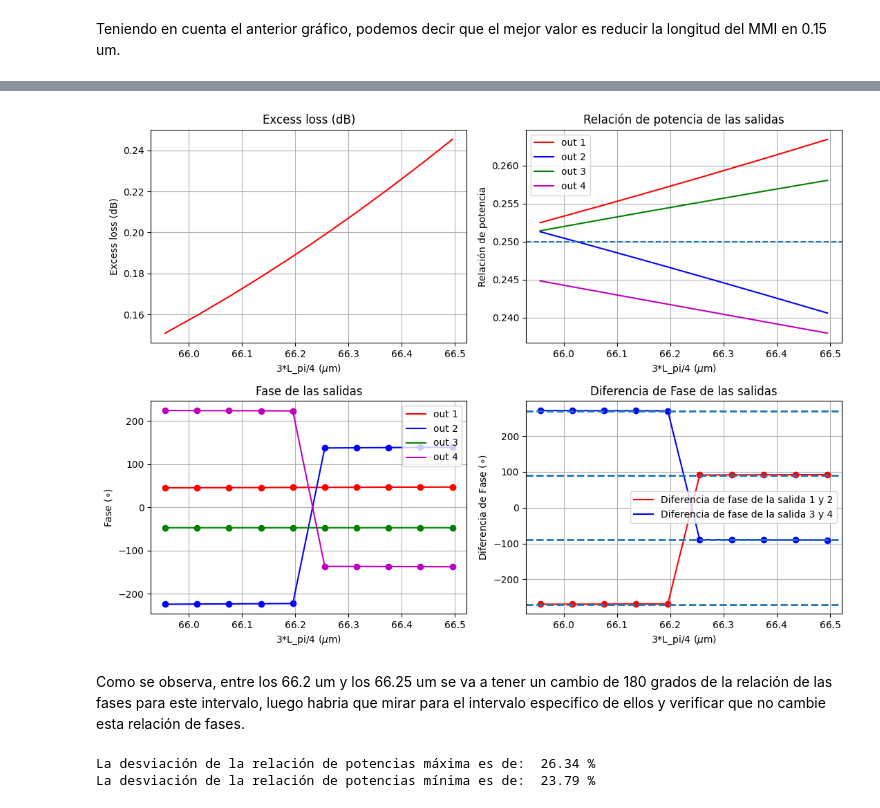
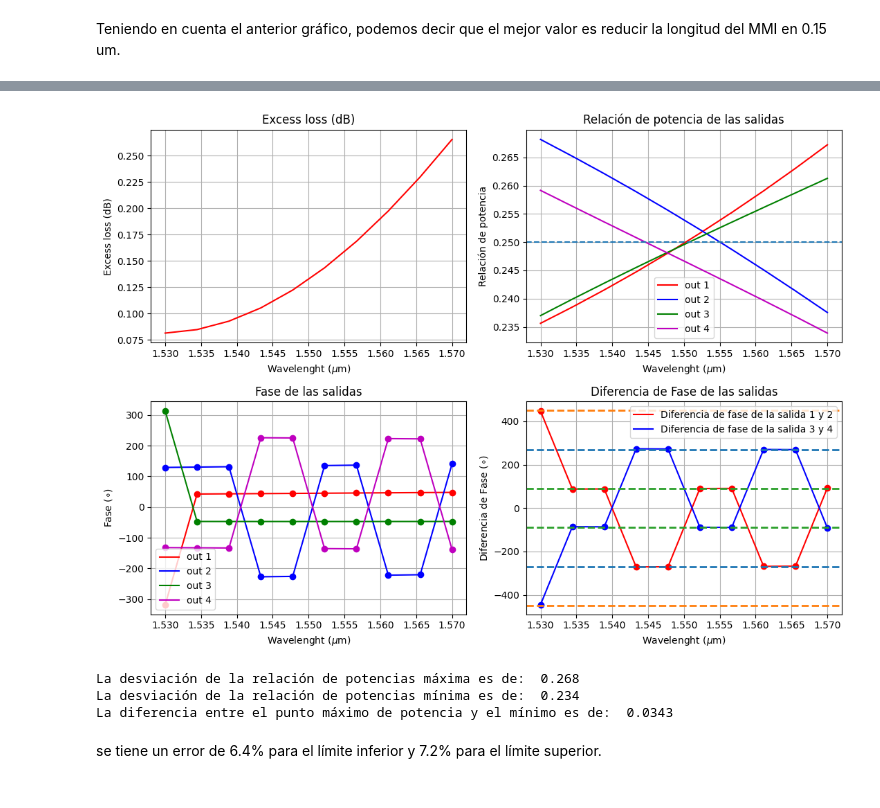
Before and after one commit to PauDaniOrtiz/pic-upv-TFM-Paula-Ortiz, a Jupyter notebook: MMI_2X4.ipynb, the cells around one changed output, grey strips where cells are left out. Cells and saved outputs as stored; diff of their text form; code cells hidden in the pictures.

```diff
--- a/MMI_2X4.ipynb
+++ b/MMI_2X4.ipynb
@@ -1950,6 +1942,6 @@ $$\Delta f=1.24 THz$$
 # %%
 mmi_body_w = 7.5
-lambda_c = (1/1000)*np.linspace(1545, 1555, 6)# STUDENT code goes here
+lambda_c = (1/1000)*np.linspace(1530, 1570, 10)# STUDENT code goes here
 
 L_pi_TE=[]
 L_pi_TM=[]
@@ -2015,6 +2318,4 @@ La diferencia entre las longitudes de acoplo en el bandwidth es de:  0.539 um
 # %%
-## Correr si no se han corrido las celdas de arriba
-
 
 # Simulation flow for MMI Couplers
 # Define your geometrical parameters here
@@ -2031,6 +2332,6 @@ m.MMI_num_modes = 30 # Number of modes to be calculated. Here, the higher, the b
 m.find_all_modes()
 
 # 2) Get the L_pi
-L_pi = m.get_L_pi()
-print("L_pi = ", L_pi, " µm")
+L_pi_wvl0 = m.get_L_pi()
+print("L_pi = ", L_pi_wvl0, " µm")
 # %% [output]
@@ -2252,64 +2568,68 @@ Phase over OUTs ['-0.4435', '41.7566', '46.6700', '179.4774']
 # %%
 
 fig, axs = plt.subplots(2, 2, figsize=(11, 8))
 
 
-axs[0,0].plot(array_L_pi, array_EL, 'r')
+axs[0,0].plot(wvl_c, array_EL_c2, 'r')
 axs[0,0].set_title('Excess loss (dB)')
-axs[0,0].set_xlabel('3*L_pi/4 ($\mu$m)')
+axs[0,0].set_xlabel('Wavelenght ($\mu$m)')
 axs[0,0].set_ylabel('Excess loss (dB)')
 axs[0,0].grid(True)
 
-axs[0,1].plot(array_L_pi, array_power_out1, 'r',label='out 1')
-axs[0,1].plot(array_L_pi, array_power_out2, 'b',label='out 2')
-axs[0,1].plot(array_L_pi, array_power_out3, 'g',label='out 3')
-axs[0,1].plot(array_L_pi, array_power_out4, 'm',label='out 4')
+axs[0,1].plot(wvl_c, array_power_out1_c2, 'r',label='out 1')
+axs[0,1].plot(wvl_c, array_power_out2_c2, 'b',label='out 2')
+axs[0,1].plot(wvl_c, array_power_out3_c2, 'g',label='out 3')
+axs[0,1].plot(wvl_c, array_power_out4_c2, 'm',label='out 4')
 axs[0,1].axhline(y=0.25, linestyle='--', linewidth=1.5)
 axs[0,1].set_title('Relación de potencia de las salidas')
-axs[0,1].set_xlabel('3*L_pi/4 ($\mu$m)')
+axs[0,1].set_xlabel('Wavelenght ($\mu$m)')
 axs[0,1].set_ylabel('Relación de potencia')
 axs[0,1].legend()
 axs[0,1].grid(True)
 
-axs[1,0].plot(array_L_pi, array_phase_out1, 'r',label='out 1')
-axs[1,0].plot(array_L_pi, array_phase_out2, 'b',label='out 2')
-axs[1,0].plot(array_L_pi, array_phase_out3, 'g',label='out 3')
-axs[1,0].plot(array_L_pi, array_phase_out4, 'm',label='out 4')
-axs[1,0].plot(array_L_pi, array_phase_out1,'o',color='r')
-axs[1,0].plot(array_L_pi, array_phase_out2,'o',color='b')
-axs[1,0].plot(array_L_pi, array_phase_out3,'o',color='g')
-axs[1,0].plot(array_L_pi, array_phase_out4,'o',color='m')
+axs[1,0].plot(wvl_c, array_phase_out1_c2, 'r',label='out 1')
+axs[1,0].plot(wvl_c, array_phase_out2_c2, 'b',label='out 2')
+axs[1,0].plot(wvl_c, array_phase_out3_c2, 'g',label='out 3')
+axs[1,0].plot(wvl_c, array_phase_out4_c2, 'm',label='out 4')
+axs[1,0].plot(wvl_c, array_phase_out1_c2,'o',color='r')
+axs[1,0].plot(wvl_c, array_phase_out2_c2,'o',color='b')
+axs[1,0].plot(wvl_c, array_phase_out3_c2,'o',color='g')
+axs[1,0].plot(wvl_c, array_phase_out4_c2,'o',color='m')
 axs[1,0].set_title('Fase de las salidas')
-axs[1,0].set_xlabel('3*L_pi/4 ($\mu$m)')
+axs[1,0].set_xlabel('Wavelenght ($\mu$m)')
 axs[1,0].set_ylabel('Fase ($\circ$)')
 axs[1,0].legend()
 axs[1,0].grid(True)
 
-axs[1,1].plot(array_L_pi, array_phase_o1_o2, 'r',label='Diferencia de fase de la salida 1 y 2')
-axs[1,1].plot(array_L_pi, array_phase_o3_o4, 'b',label='Diferencia de fase de la salida 3 y 4')
-axs[1,1].plot(array_L_pi, array_phase_o1_o2, 'o',color='r')
-axs[1,1].plot(array_L_pi, array_phase_o3_o4, 'o',color='b')
-axs[1,1].axhline(y=90, linestyle='--', linewidth=2)
-axs[1,1].axhline(y=-90, linestyle='--', linewidth=2)
-axs[1,1].axhline(y=270, linestyle='--', linewidth=2)
-axs[1,1].axhline(y=-270, linestyle='--', linewidth=2)
+axs[1,1].plot(wvl_c, array_phase_o1_o2_c2, 'r',label='Diferencia de fase de la salida 1 y 2')
+axs[1,1].plot(wvl_c, array_phase_o3_o4_c2, 'b',label='Diferencia de fase de la salida 3 y 4')
+axs[1,1].plot(wvl_c, array_phase_o1_o2_c2, 'o',color='r')
+axs[1,1].plot(wvl_c, array_phase_o3_o4_c2, 'o',color='b')
+axs[1,1].axhline(y=270, linestyle='--', linewidth=2,color='tab:blue')
+axs[1,1].axhline(y=-270, linestyle='--', linewidth=2,color='tab:blue')
+axs[1,1].axhline(y=450, linestyle='--', linewidth=2,color='tab:orange')
+axs[1,1].axhline(y=-450, linestyle='--', linewidth=2,color='tab:orange')
+axs[1,1].axhline(y=90, linestyle='--', linewidth=2,color='tab:green')
+axs[1,1].axhline(y=-90, linestyle='--', linewidth=2,color='tab:green')
 axs[1,1].set_title('Diferencia de Fase de las salidas')
-axs[1,1].set_xlabel('3*L_pi/4 ($\mu$m)')
+axs[1,1].set_xlabel('Wavelenght ($\mu$m)')
 axs[1,1].set_ylabel('Diferencia de Fase ($\circ$)')
 axs[1,1].legend()
 axs[1,1].grid(True)
 
 
 plt.tight_layout()
 
 plt.show()
 # %% [output]
-[figure, old version]
+[figure, new version]
-# %% [markdown]
-Como se observa, entre los 66.2 um y los 66.25 um se va a tener un cambio de 180 grados de la relación de las fases para este intervalo, luego habria que mirar para el intervalo especifico de ellos y verificar que no cambie esta relación de fases.
 # %%
-print("La desviación de la relación de potencias máxima es de: ", np.round(np.max(array_power_out1)*100,2),"%")
-print("La desviación de la relación de potencias mínima es de: ", np.round(np.min(array_power_out4)*100,2),"%")
+print("La desviación de la relación de potencias máxima es de: ", np.round(np.max(array_power_out2_c2),3))
+print("La desviación de la relación de potencias mínima es de: ", np.round(np.min(array_power_out4_c2),3))
+print("La diferencia entre el punto máximo de potencia y el mínimo es de: ", np.round(np.max(array_power_out2_c2)-np.min(array_power_out4_c2),4) )
 # %% [output]
-La desviación de la relación de potencias máxima es de:  26.34 %
-La desviación de la relación de potencias mínima es de:  23.79 %
+La desviación de la relación de potencias máxima es de:  0.268
+La desviación de la relación de potencias mínima es de:  0.234
+La diferencia entre el punto máximo de potencia y el mínimo es de:  0.0343
+# %% [markdown]
+se tiene un error de 6.4% para el límite inferior y 7.2% para el límite superior.
```
Also changed, not shown: parts of 14 cells of this notebook.
